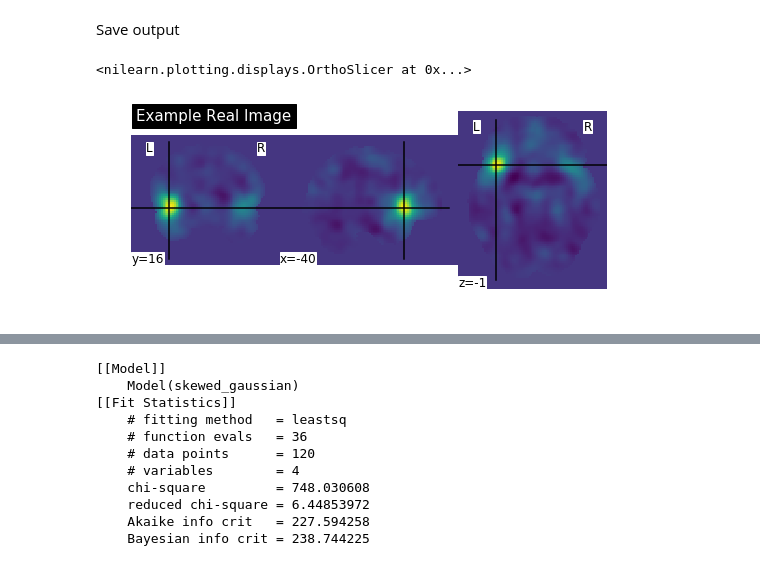
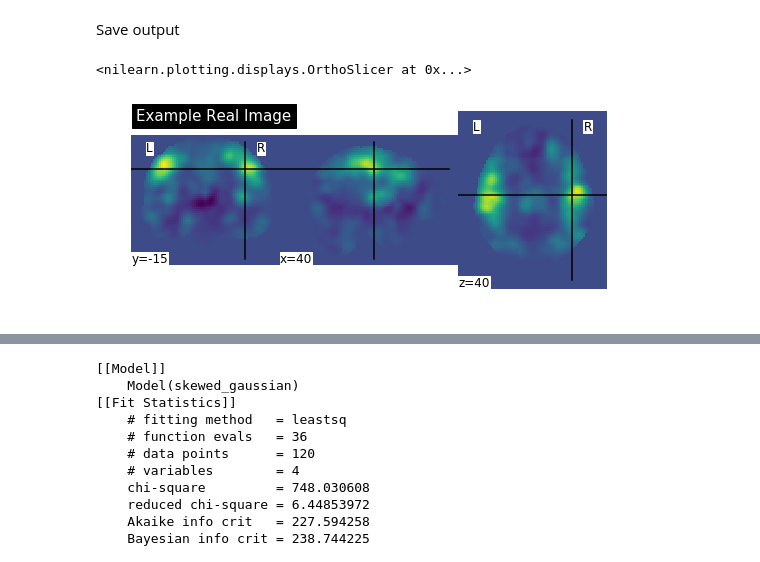
Before and after one commit to tvanasse/brainmap_structure_function_2020, a Jupyter notebook: img_correlation_testing.ipynb, the cells around one changed output, grey strips where cells are left out. Drawn from its saved outputs; the diff is of its cells as text; code cells hidden in the pictures.

```diff
--- a/img_correlation_testing.ipynb
+++ b/img_correlation_testing.ipynb
@@ -149,13 +136,13 @@ Save output
 # %%
 #load output
 null_cors = np.load("1000_iter_11-18-2019.npy")
 
 real_im_ex = masker_no_smooth.inverse_transform(real_vbm_data)
-x = index_img(real_im_ex,2)
+x = index_img(real_im_ex,9)
 plotting.plot_img(x,title="Example Real Image")
 # %% [output]
 <nilearn.plotting.displays.OrthoSlicer at 0x...>
-[figure, old version]
+[figure, new version]
 # %%
 noise_im_func_ex = masker.inverse_transform(noise_im_func)
 x = index_img(noise_im_func_ex,1)
```
Also changed, not shown: parts of 9 cells of this notebook.
